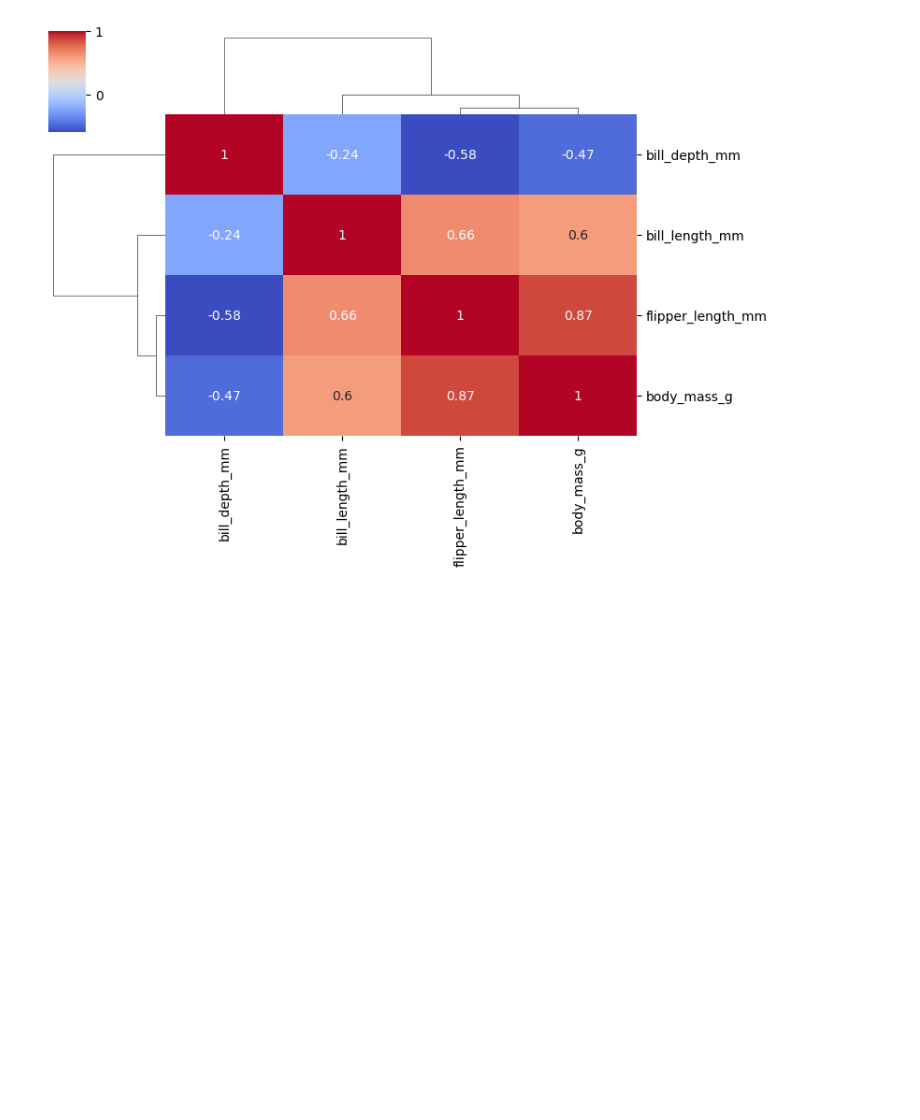
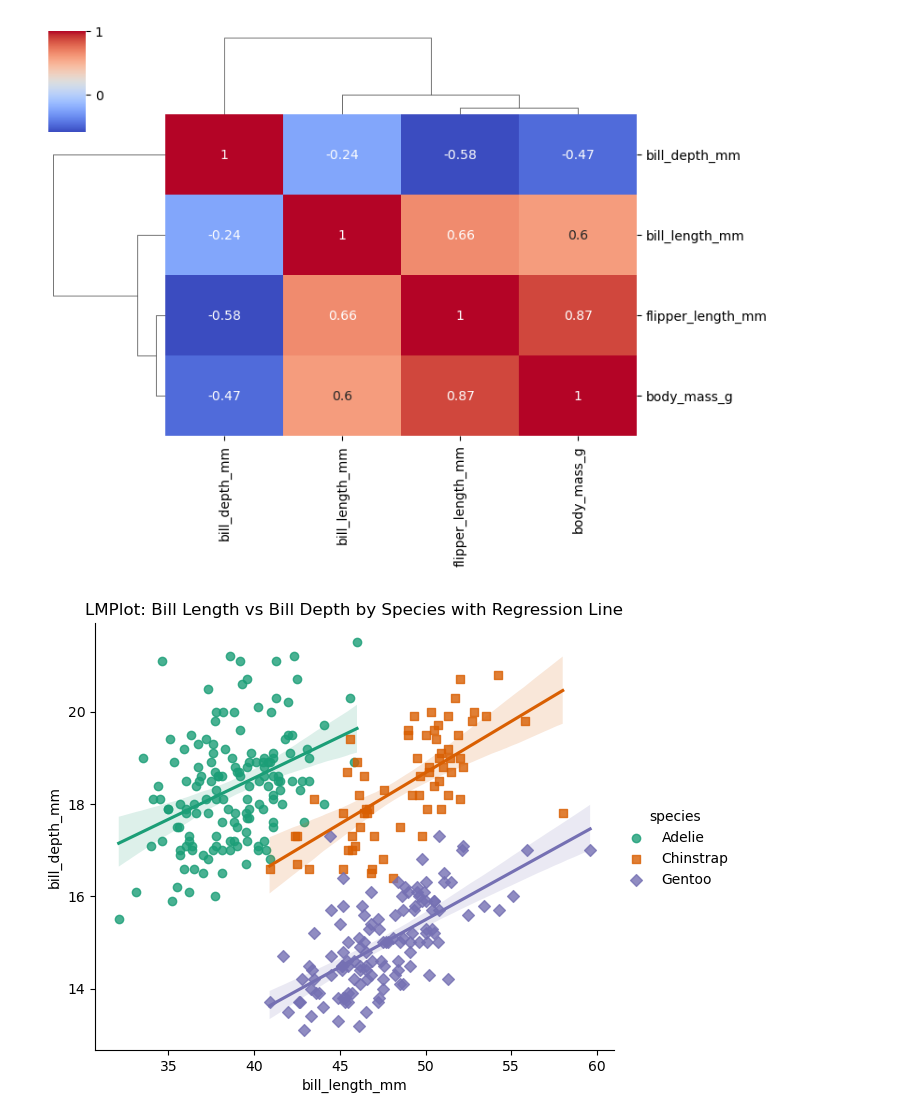
Before and after one commit to md-faiyazkhan/ml-practice, a Jupyter notebook: Seaborn/Seaborn.ipynb, the cells around one changed output. Cells and saved outputs as stored; diff of their text form; code cells hidden in the pictures; blank space fills up the shorter version.

```diff
--- a/Seaborn/Seaborn.ipynb
+++ b/Seaborn/Seaborn.ipynb
@@ -311,3 +311,20 @@ sns.clustermap(
 plt.show()
 # %% [output]
 [figure]
+# %%
+# Lmplot of bill length vs bill depth with regression line by species
+sns.lmplot(
+    data=penguins,
+    x="bill_length_mm",
+    y="bill_depth_mm",
+    hue="species",
+    height=5,
+    aspect=1.2,
+    markers=["o", "s", "D"],
+    palette="Dark2"
+)
+
+plt.title("LMPlot: Bill Length vs Bill Depth by Species with Regression Line")
+plt.show()
+# %% [output]
+[figure, added]
```
